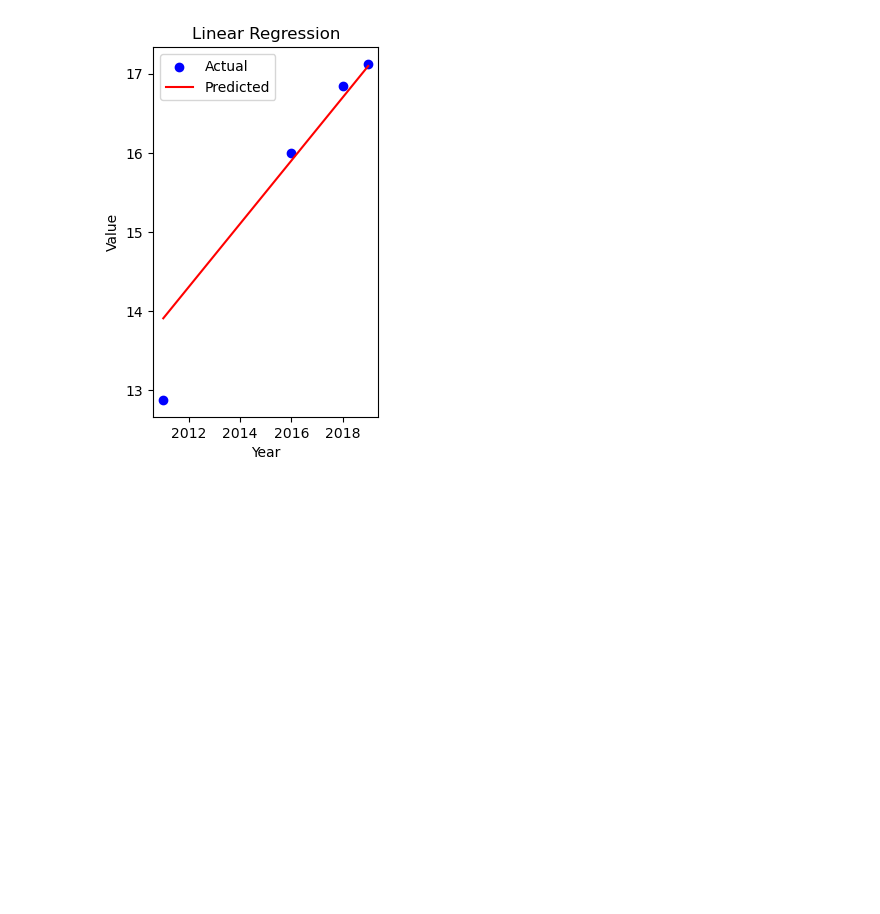
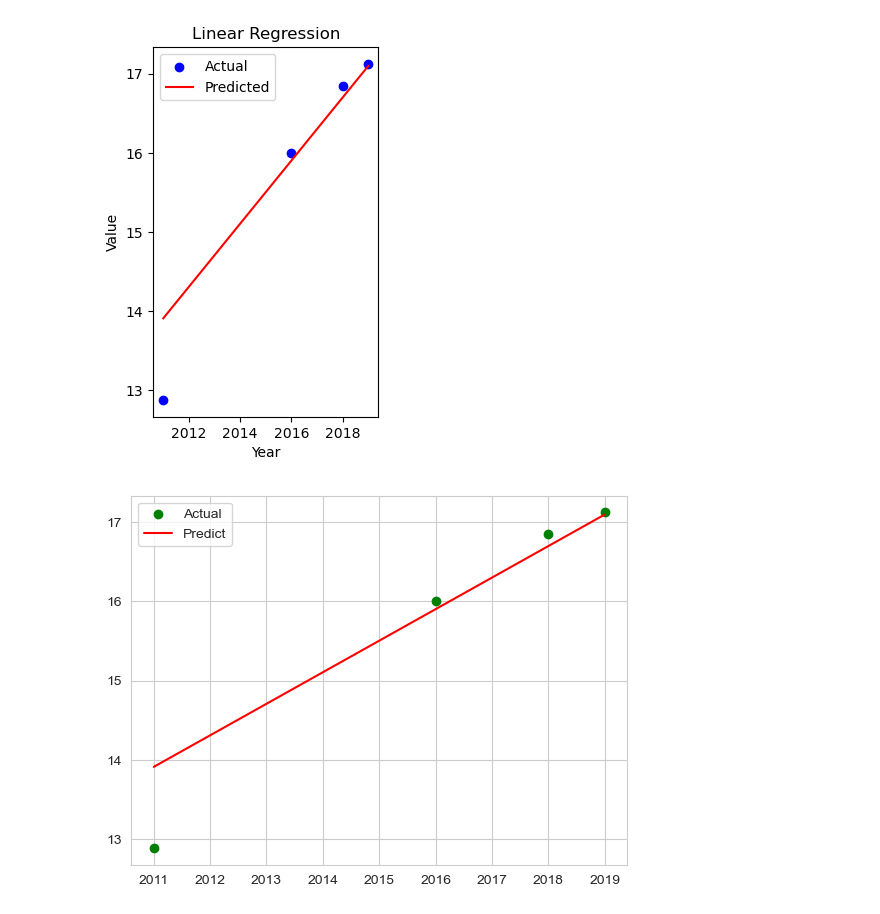
Before and after one commit to TDMinhNhat/Machine_Learning_Model_Example, a Jupyter notebook: model/linear_regression/project_da02_1.ipynb, the cells around one changed output. Drawn from its saved outputs; the diff is of its cells as text; code cells hidden in the pictures; blank space fills up the shorter version.

Commit message:
update code project linear_regression 1

```diff
--- a/model/linear_regression/project_da02_1.ipynb
+++ b/model/linear_regression/project_da02_1.ipynb
@@ -110,3 +110,14 @@ plt.legend()
 # %% [output]
 <matplotlib.legend.Legend at 0x...>
 [figure]
+# %%
+model = LinearRegression()
+model_fit = model.fit(X_train, y_train)
+# %%
+y_predict_test = model.predict(X_test)
+plt.scatter(X_test, y_test, color = "green", label = "Actual")
+plt.plot(X_test, y_predict_test, color = "red", label = "Predict")
+plt.legend()
+plt.show()
+# %% [output]
+[figure, added]
```
